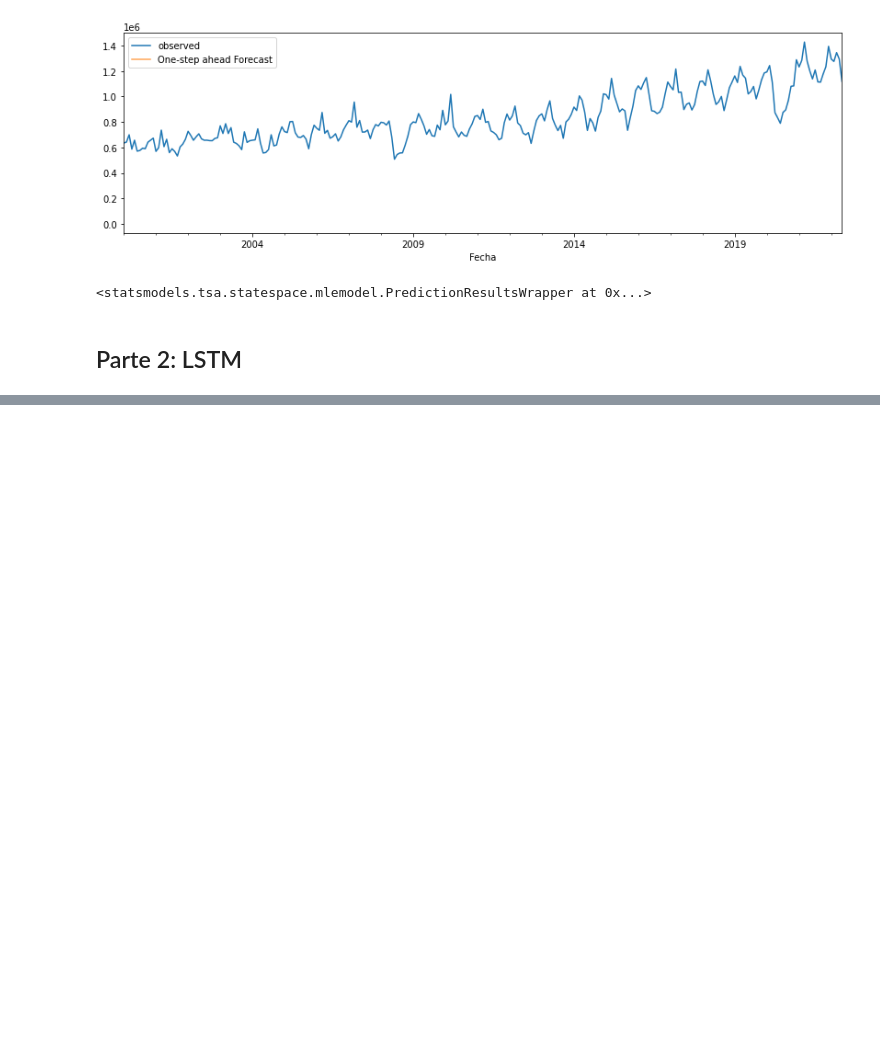
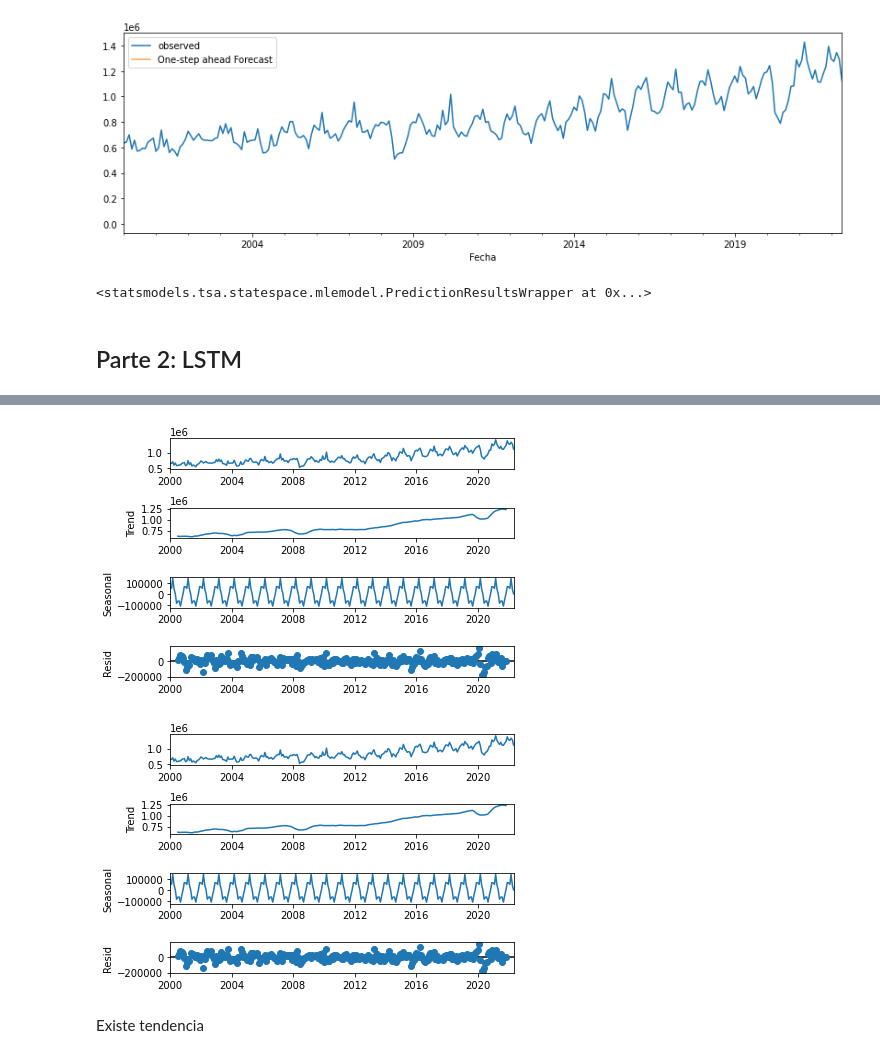
Before and after one commit to JuanPineda115/DS-Lab3, a Jupyter notebook: lab3.ipynb, the cells around one changed output, grey strips where cells are left out. Saved outputs shown, nothing was run; the diff lists cells and outputs as text; code cells hidden in the pictures; blank space fills up the shorter version.

```diff
--- a/lab3.ipynb
+++ b/lab3.ipynb
@@ -147,0 +187,8 @@ pred
+# %%
+descomposicion = seasonal_decompose(consumo)
+descomposicion.plot()
+# %% [output]
+[figure, added]
+[figure, added]
+# %% [markdown]
+Existe tendencia
```
Also changed, not shown: parts of 38 cells of this notebook.
